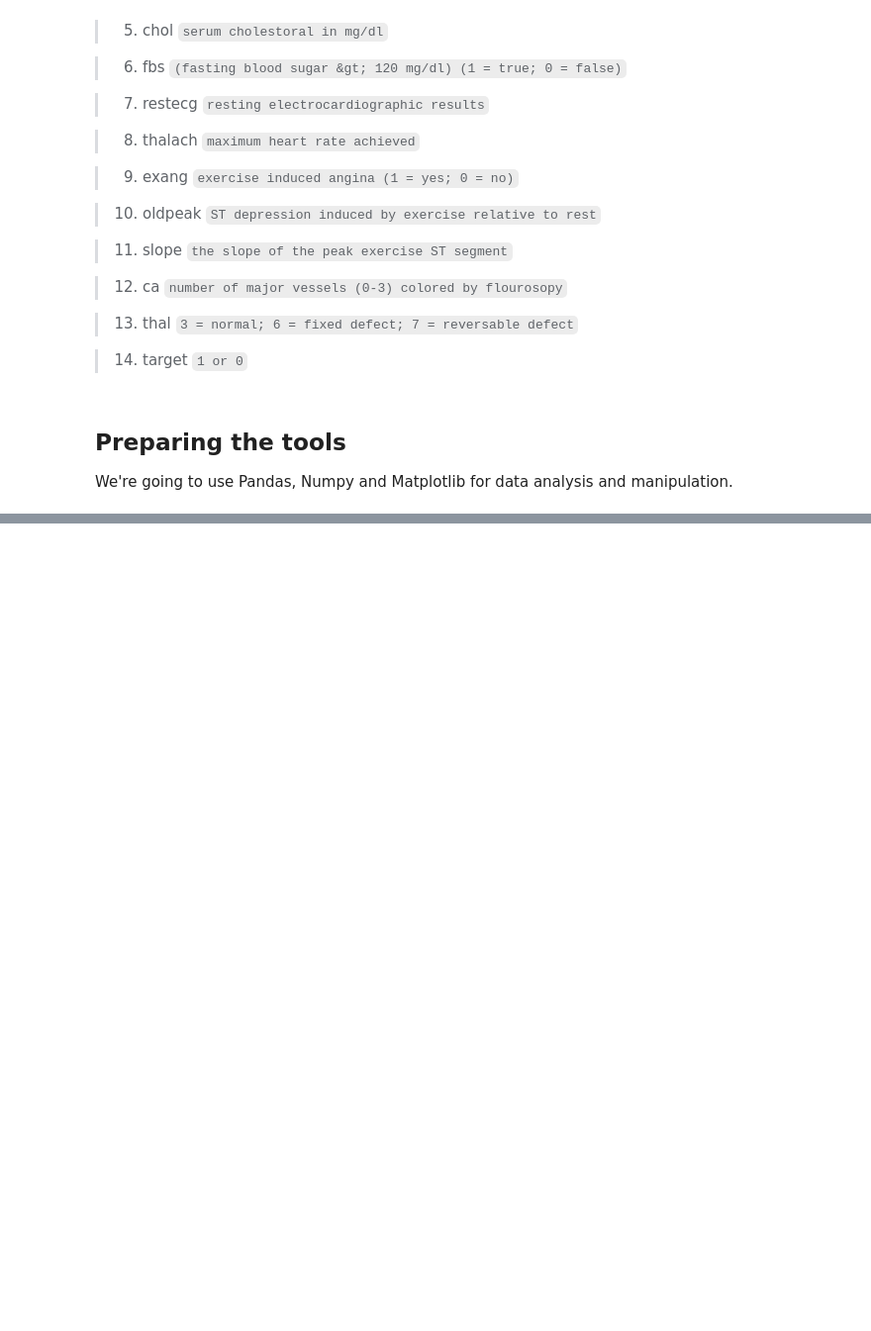
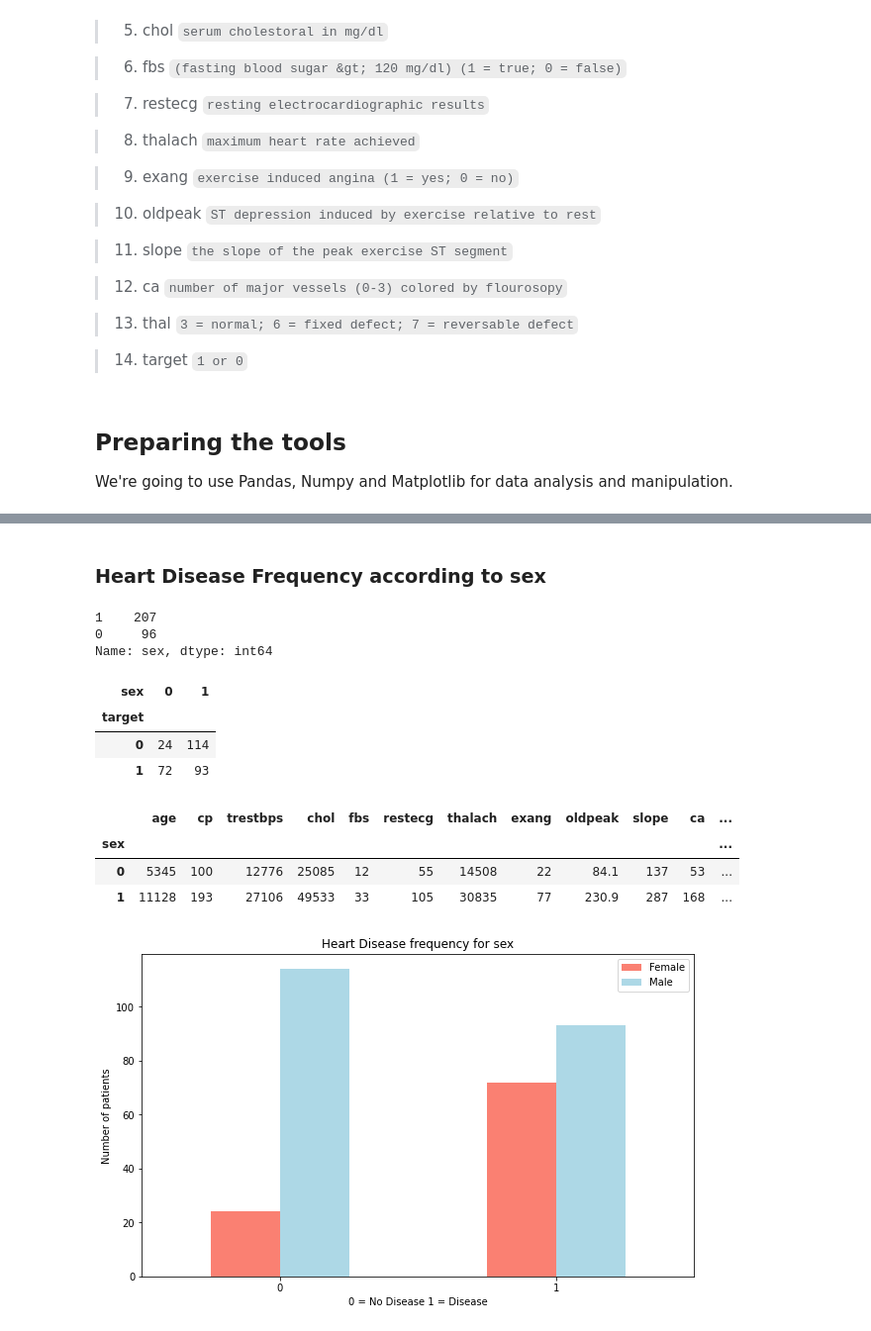
Before and after one commit to Chil1995/Predict-heart-disease, a Jupyter notebook: end-to-end.ipynb, the cells around one changed output, grey strips where cells are left out. Shown at 99% size. Cells and saved outputs as stored; diff of their text form; code cells hidden in the pictures; blank space fills up the shorter version.

```diff
--- a/end-to-end.ipynb
+++ b/end-to-end.ipynb
@@ -99,0 +201,34 @@ from sklearn.metrics import plot_roc_curve
+# %% [markdown]
+### Heart Disease Frequency according to sex
+# %%
+df.sex.value_counts()
+# %% [output]
+1    207
+0     96
+Name: sex, dtype: int64
+# %%
+# Compare target column with sex column
+pd.crosstab(df.target, df.sex)
+# %% [output]
+| sex | 0 | 1 |
+| target |  |  |
+| 0 | 24 | 114 |
+| 1 | 72 | 93 |
+# %%
+df.groupby(["sex"]).sum()
+# %% [output]
+|  | age | cp | trestbps | chol | fbs | restecg | thalach | exang | oldpeak | slope | ca | ... |
+| sex |  |  |  |  |  |  |  |  |  |  |  | ... |
+| 0 | 5345 | 100 | 12776 | 25085 | 12 | 55 | 14508 | 22 | 84.1 | 137 | 53 | ... |
+| 1 | 11128 | 193 | 27106 | 49533 | 33 | 105 | 30835 | 77 | 230.9 | 287 | 168 | ... |
+# %%
+pd.crosstab(df.target, df.sex).plot(kind="bar", figsize=(10, 6),
+                                   color=["salmon", "lightblue"])
+
+plt.title("Heart Disease frequency for sex")
+plt.xlabel("0 = No Disease 1 = Disease")
+plt.ylabel("Number of patients")
+plt.legend(["Female", "Male"])
+plt.xticks(rotation=0);
+# %% [output]
+[figure, added]
```
Also changed, not shown: parts of 23 cells of this notebook, 2 other files.
